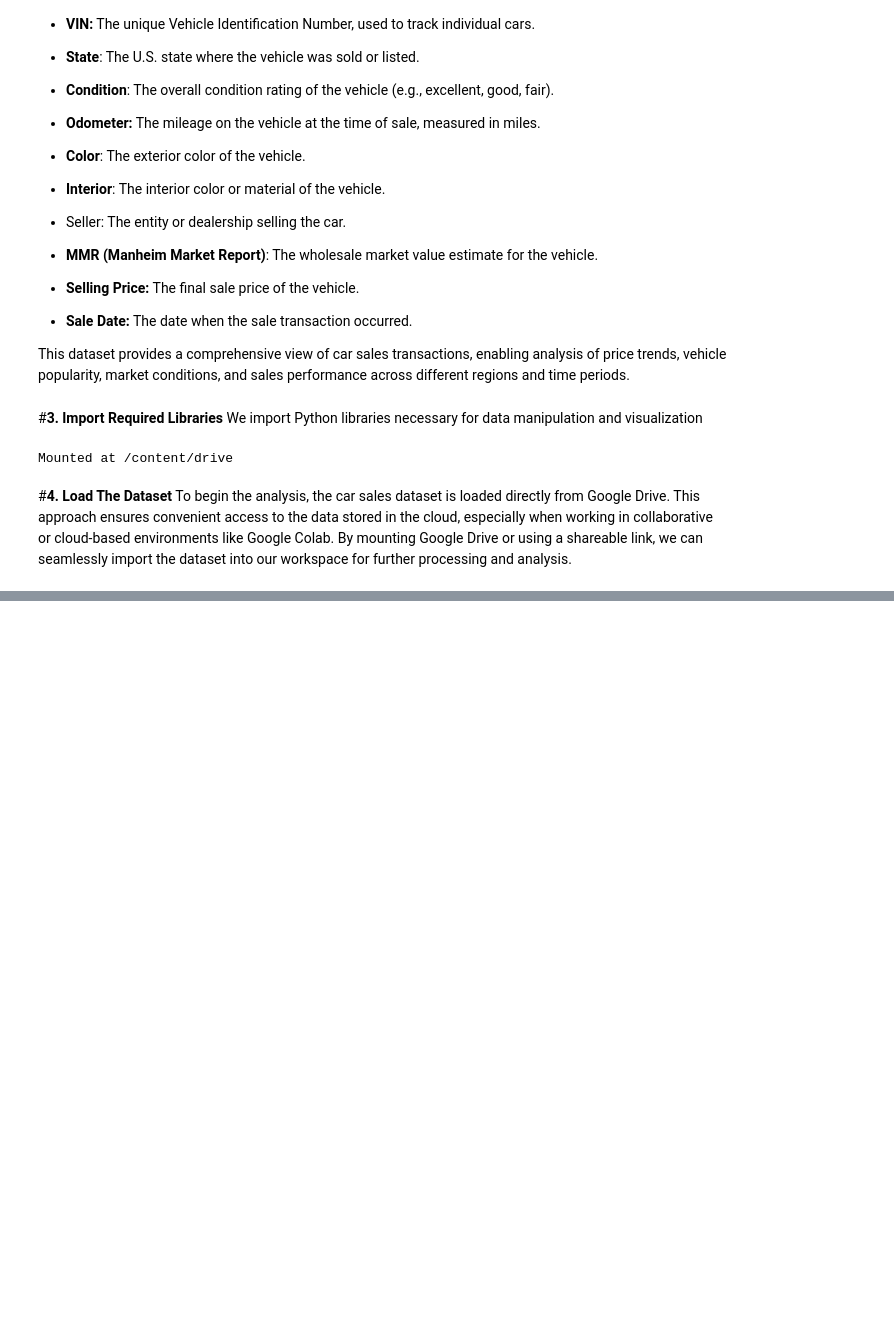
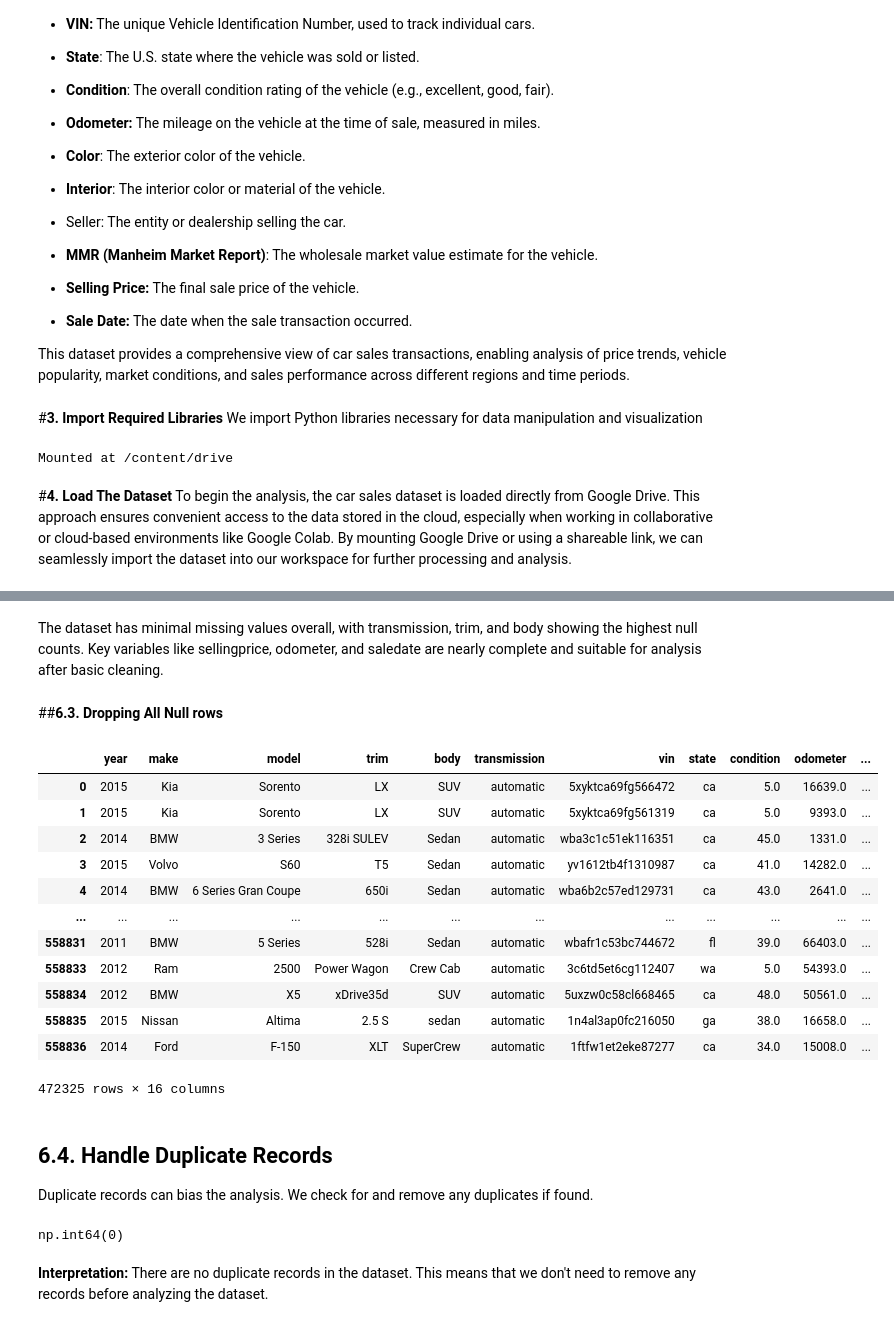
Before and after one commit to Sagarjain93/car_prices, a Jupyter notebook: car_prices.ipynb, the cells around one changed output, grey strips where cells are left out. Cells and saved outputs as stored; diff of their text form; code cells hidden in the pictures; blank space fills up the shorter version.

Commit message:
Cleaned and preprocessed raw car_prices dataset

```diff
--- a/car_prices.ipynb
+++ b/car_prices.ipynb
@@ -104,0 +193,5 @@ df = pd.read_csv('/content/drive/MyDrive/Colab Notebooks/dataset/6_Sales/car/car
+# %%
+#  = pd.Series()
+df['saledate']= pd.to_datetime(df['saledate'], errors = 'coerce', utc= True)
+df['saledate'] = pd.to_datetime(df['saledate'].dt.date)
+df['saledate']
@@ -104,0 +239,31 @@ df = pd.read_csv('/content/drive/MyDrive/Colab Notebooks/dataset/6_Sales/car/car
+# %% [markdown]
+The dataset has minimal missing values overall, with transmission, trim, and body showing the highest null counts. Key variables like sellingprice, odometer, and saledate are nearly complete and suitable for analysis after basic cleaning.
+# %% [markdown]
+##**6.3. Dropping All Null rows**
+# %%
+df.dropna()
+# %% [output]
+|  | year | make | model | trim | body | transmission | vin | state | condition | odometer | ... |
+| 0 | 2015 | Kia | Sorento | LX | SUV | automatic | 5xyktca69fg566472 | ca | 5.0 | 16639.0 | ... |
+| 1 | 2015 | Kia | Sorento | LX | SUV | automatic | 5xyktca69fg561319 | ca | 5.0 | 9393.0 | ... |
+| 2 | 2014 | BMW | 3 Series | 328i SULEV | Sedan | automatic | wba3c1c51ek116351 | ca | 45.0 | 1331.0 | ... |
+| 3 | 2015 | Volvo | S60 | T5 | Sedan | automatic | yv1612tb4f1310987 | ca | 41.0 | 14282.0 | ... |
+| 4 | 2014 | BMW | 6 Series Gran Coupe | 650i | Sedan | automatic | wba6b2c57ed129731 | ca | 43.0 | 2641.0 | ... |
+| ... | ... | ... | ... | ... | ... | ... | ... | ... | ... | ... | ... |
+| 558831 | 2011 | BMW | 5 Series | 528i | Sedan | automatic | wbafr1c53bc744672 | fl | 39.0 | 66403.0 | ... |
+| 558833 | 2012 | Ram | 2500 | Power Wagon | Crew Cab | automatic | 3c6td5et6cg112407 | wa | 5.0 | 54393.0 | ... |
+| 558834 | 2012 | BMW | X5 | xDrive35d | SUV | automatic | 5uxzw0c58cl668465 | ca | 48.0 | 50561.0 | ... |
+| 558835 | 2015 | Nissan | Altima | 2.5 S | sedan | automatic | 1n4al3ap0fc216050 | ga | 38.0 | 16658.0 | ... |
+| 558836 | 2014 | Ford | F-150 | XLT | SuperCrew | automatic | 1ftfw1et2eke87277 | ca | 34.0 | 15008.0 | ... |
+472325 rows × 16 columns
+# %% [markdown]
+## **6.4. Handle Duplicate Records**
+
+Duplicate records can bias the analysis. We check for and remove any duplicates if found.
+# %%
+# Check for duplicate records
+df.duplicated().sum()
+# %% [output]
+np.int64(0)
+# %% [markdown]
+**Interpretation:** There are no duplicate records in the dataset. This means that we don't need to remove any records before analyzing the dataset.
```
Also changed, not shown: parts of 27 cells of this notebook.
